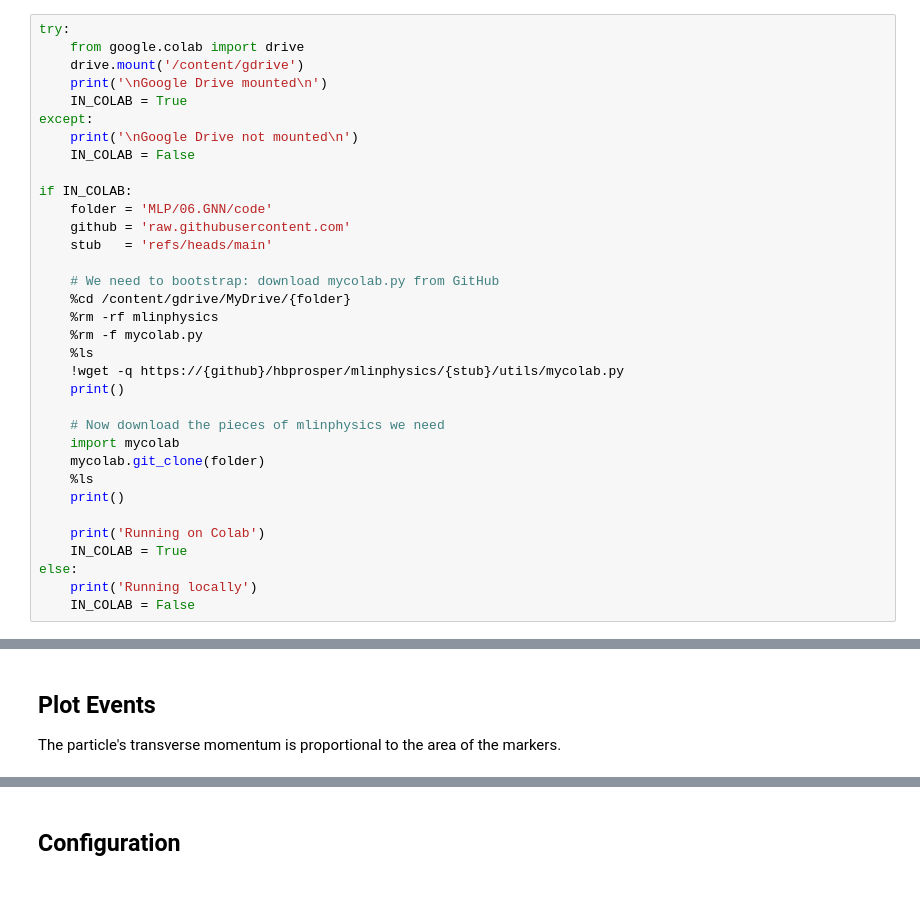
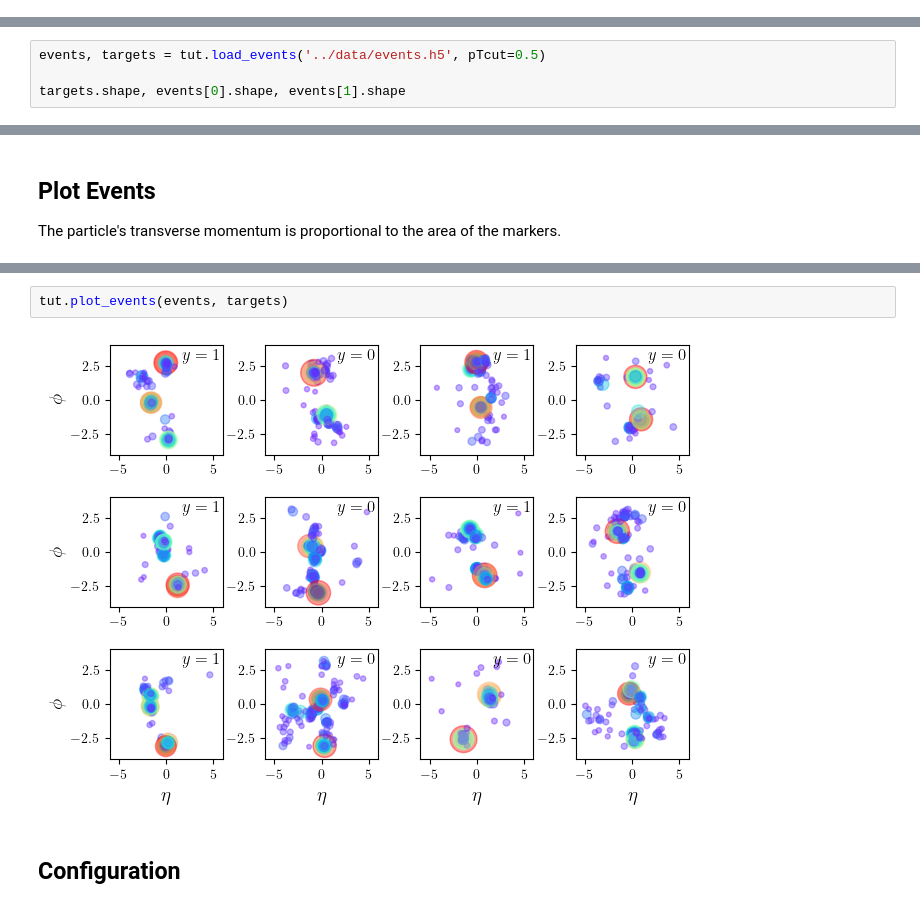
Before and after one commit to hbprosper/mlinphysics, a Jupyter notebook: Labs/06.GNN/code/tutorial_GNN.ipynb, the cells around one changed output, grey strips where cells are left out. Saved outputs shown, nothing was run; the diff lists cells and outputs as text.

```diff
--- a/Labs/06.GNN/code/tutorial_GNN.ipynb
+++ b/Labs/06.GNN/code/tutorial_GNN.ipynb
@@ -32,34 +37,0 @@ Because the number of points varies from one point cloud to the next, we shall t
-# %%
-try:
-    from google.colab import drive
-    drive.mount('/content/gdrive')
-    print('\nGoogle Drive mounted\n')
-    IN_COLAB = True
-except:
-    print('\nGoogle Drive not mounted\n')
-    IN_COLAB = False
-
-if IN_COLAB:
-    folder = 'MLP/06.GNN/code'
-    github = 'raw.githubusercontent.com'
-    stub   = 'refs/heads/main'
-
-    # We need to bootstrap: download mycolab.py from GitHub
-    %cd /content/gdrive/MyDrive/{folder}
-    %rm -rf mlinphysics
-    %rm -f mycolab.py
-    %ls
-    !wget -q https://{github}/hbprosper/mlinphysics/{stub}/utils/mycolab.py
-    print()
-
-    # Now download the pieces of mlinphysics we need
-    import mycolab
-    mycolab.git_clone(folder)
-    %ls
-    print()
-
-    print('Running on Colab')
-    IN_COLAB = True
-else:
-    print('Running locally')
-    IN_COLAB = False
@@ -169,0 +128,4 @@ targets.shape, events[0].shape, events[1].shape, mincount, maxcount
+# %%
+events, targets = tut.load_events('../data/events.h5', pTcut=0.5)
+
+targets.shape, events[0].shape, events[1].shape
@@ -226,3 +143,7 @@ plot_events(events, targets)
+# %%
+tut.plot_events(events, targets)
+# %% [output]
+[figure, added]
 # %% [markdown]
 ## Configuration
 # %%
```
Also changed, not shown: parts of 24 cells of this notebook.
